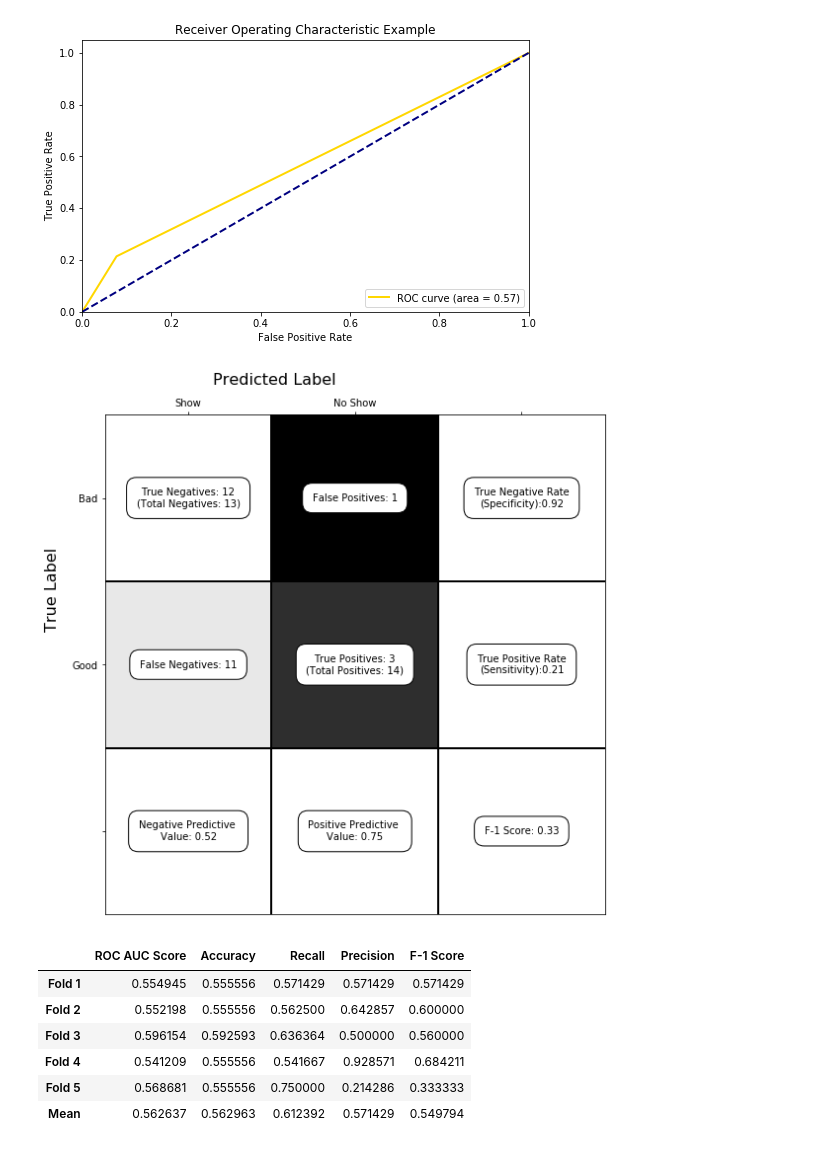
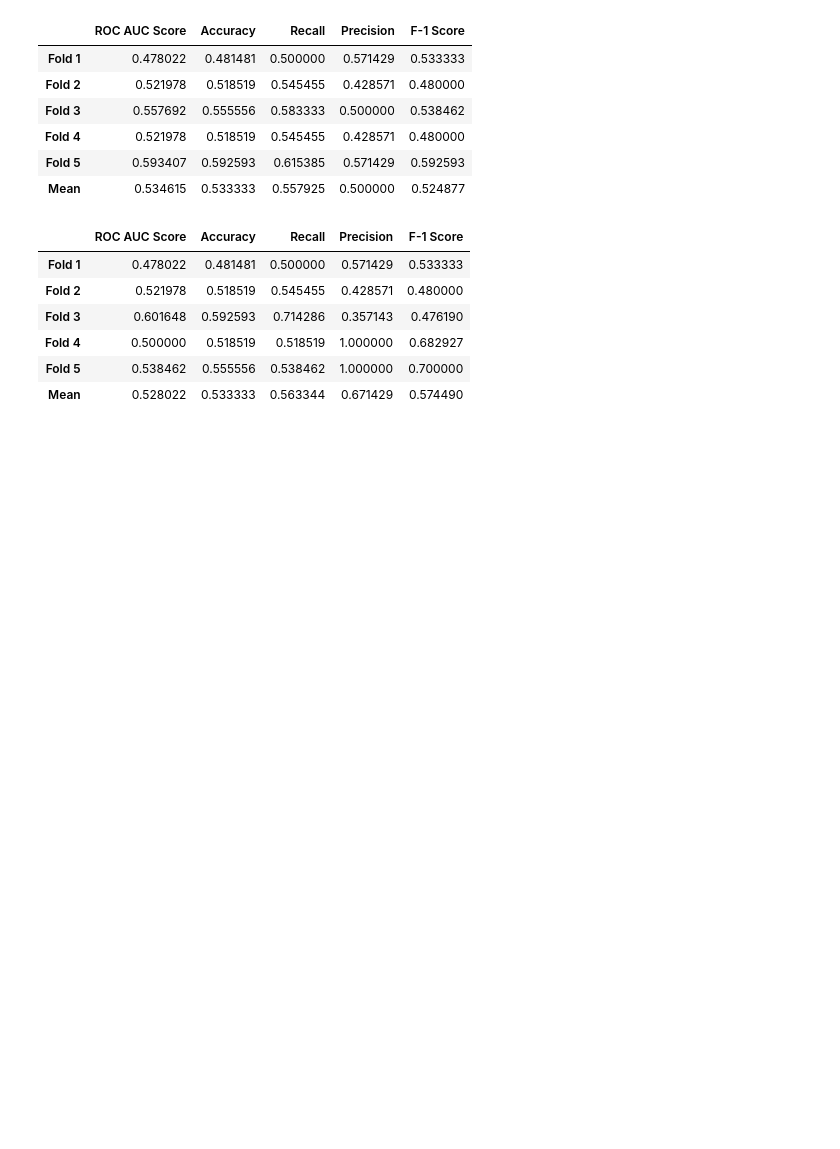
Before and after one commit to jspolson/BE223B, a Jupyter notebook: 223B_Tweets_Modeling.ipynb, the cells around one changed output. Saved outputs shown, nothing was run; the diff lists cells and outputs as text; code cells hidden in the pictures; blank space fills up the shorter version.

```diff
--- a/223B_Tweets_Modeling.ipynb
+++ b/223B_Tweets_Modeling.ipynb
@@ -63,14 +63,12 @@ full_data = full_data.drop(full_data[full_data.index == 2697].index)
 #full_data = full_data.drop(full_data[full_data.n_tweets == 1].index)
 #full_data = full_data.drop(full_data[full_data.n_tweets > 800].index)
 # %%
-def create_folds(full_data, n_folds):
+def create_folds(full_data, n_folds, rand = 15):
     X = full_data.drop(['variable', 'binary_label'], axis = 1).as_matrix()
     y = full_data.as_matrix(['binary_label'])
     ints = [list(test_index)
-            for train_index, test_index in StratifiedKFold(n_folds, shuffle = True).split(X, y)]
+            for train_index, test_index in StratifiedKFold(n_folds, shuffle = True, random_state = rand).split(X, y)]
     return [full_data.iloc[ints[i],:] for i in range(n_folds)]
-
-fold1, fold2, fold3, fold4, fold5 = create_folds(full_data,5)
 # %%
 def binary_metrics (test, label, pred):
     acc = accuracy_score(test[label], test[pred])
@@ -220,14 +180,13 @@ def run_model_rfc (full, test, label, pred, plot = False):
     trainRes = train.as_matrix(['binary_label'])
     testArr = test.drop(['variable', 'binary_label'], axis = 1).as_matrix()
 
-
-    param_test1 = {'n_estimators':np.arange(20,111,10).tolist(),
+    param_test = {'n_estimators':np.arange(20,111,10).tolist(),
                    'max_features':np.arange(0.1,1,0.1).tolist()
                    , 'class_weight':['balanced', None]
                    ,'criterion':['gini', 'entropy']
                   }
     gridsearch = GridSearchCV(estimator = RandomForestClassifier(random_state=10),
-                              param_grid = param_test1, scoring = 'roc_auc', n_jobs=4,iid=False, cv=5)
+                              param_grid = param_test, scoring = 'roc_auc', n_jobs=4,iid=False, cv=5)
 
     gridsearch.fit(trainArr,trainRes)
 
@@ -245,28 +238,48 @@ def run_model_rfc (full, test, label, pred, plot = False):
+# %%
+fold1, fold2, fold3, fold4, fold5 = create_folds(full_data,5, rand = 12)
 # %%
 label, pred = 'binary_label', 'predictions'
 
-t1, b1 = run_model_lr(full_data, fold1, label, pred)
-t2, b2 = run_model_lr(full_data, fold2, label, pred)
-t3, b3 = run_model_lr(full_data, fold3, label, pred)
-t4, b4 = run_model_lr(full_data, fold4, label, pred)
-t5, b5 = run_model_lr(full_data, fold5, label, pred, plot = True)
+t1, b1 = run_model_rfc(full_data, fold1, label, pred)
+t2, b2 = run_model_rfc(full_data, fold2, label, pred)
+t3, b3 = run_model_rfc(full_data, fold3, label, pred)
+t4, b4 = run_model_rfc(full_data, fold4, label, pred)
+t5, b5 = run_model_rfc(full_data, fold5, label, pred)
 
 binary = pd.DataFrame([b1, b2, b3, b4, b5])
 binary.columns = ['ROC AUC Score','Accuracy', 'Recall', 'Precision', 'F-1 Score']
 binary.index = ['Fold 1', 'Fold 2', 'Fold 3', 'Fold 4', 'Fold 5']
 binary.loc['Mean'] = binary.mean()
 binary
-
-### inter fold variation
-### new models to try
 # %% [output]
-[figure, removed]
-[figure, removed]
 |  | ROC AUC Score | Accuracy | Recall | Precision | F-1 Score |
-| Fold 1 | 0.554945 | 0.555556 | 0.571429 | 0.571429 | 0.571429 |
-| Fold 2 | 0.552198 | 0.555556 | 0.562500 | 0.642857 | 0.600000 |
-| Fold 3 | 0.596154 | 0.592593 | 0.636364 | 0.500000 | 0.560000 |
-| Fold 4 | 0.541209 | 0.555556 | 0.541667 | 0.928571 | 0.684211 |
-| Fold 5 | 0.568681 | 0.555556 | 0.750000 | 0.214286 | 0.333333 |
-| Mean | 0.562637 | 0.562963 | 0.612392 | 0.571429 | 0.549794 |
+| Fold 1 | 0.478022 | 0.481481 | 0.500000 | 0.571429 | 0.533333 |
+| Fold 2 | 0.521978 | 0.518519 | 0.545455 | 0.428571 | 0.480000 |
+| Fold 3 | 0.557692 | 0.555556 | 0.583333 | 0.500000 | 0.538462 |
+| Fold 4 | 0.521978 | 0.518519 | 0.545455 | 0.428571 | 0.480000 |
+| Fold 5 | 0.593407 | 0.592593 | 0.615385 | 0.571429 | 0.592593 |
+| Mean | 0.534615 | 0.533333 | 0.557925 | 0.500000 | 0.524877 |
+# %%
+t1, b1 = lr_model(full_data, fold1, label, pred, rfe = False)
+t2, b2 = lr_model(full_data, fold2, label, pred, rfe = False)
+t3, b3 = lr_model(full_data, fold3, label, pred, rfe = False)
+t4, b4 = lr_model(full_data, fold4, label, pred, rfe = False)
+t5, b5 = lr_model(full_data, fold5, label, pred, rfe = False)
+
+binary = pd.DataFrame([b1, b2, b3, b4, b5])
+binary.columns = ['ROC AUC Score','Accuracy', 'Recall', 'Precision', 'F-1 Score']
+binary.index = ['Fold 1', 'Fold 2', 'Fold 3', 'Fold 4', 'Fold 5']
+binary.loc['Mean'] = binary.mean()
+binary
+
+### inter fold variation
+### new models to try
+# %% [output]
+|  | ROC AUC Score | Accuracy | Recall | Precision | F-1 Score |
+| Fold 1 | 0.478022 | 0.481481 | 0.500000 | 0.571429 | 0.533333 |
+| Fold 2 | 0.521978 | 0.518519 | 0.545455 | 0.428571 | 0.480000 |
+| Fold 3 | 0.601648 | 0.592593 | 0.714286 | 0.357143 | 0.476190 |
+| Fold 4 | 0.500000 | 0.518519 | 0.518519 | 1.000000 | 0.682927 |
+| Fold 5 | 0.538462 | 0.555556 | 0.538462 | 1.000000 | 0.700000 |
+| Mean | 0.528022 | 0.533333 | 0.563344 | 0.671429 | 0.574490 |
 # %%
```
Also changed, not shown: parts of 8 cells of this notebook.
